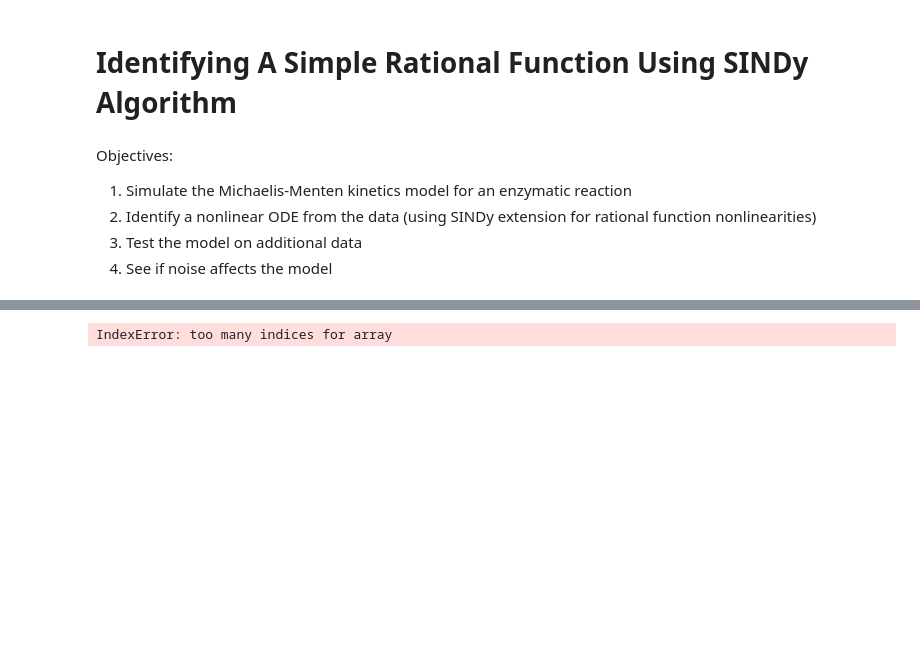
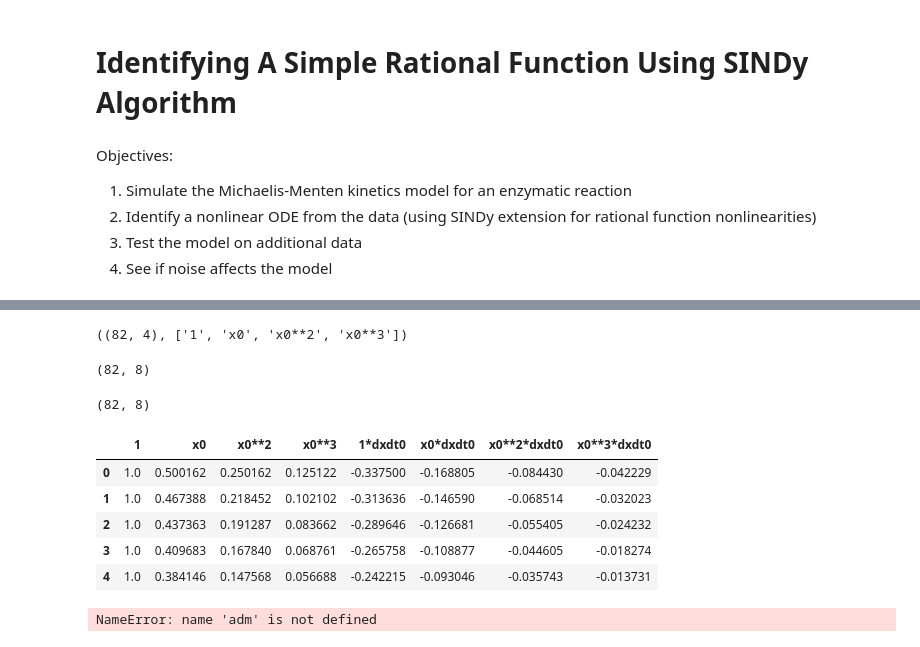
Before and after one commit to billtubbs/mech-575, a Jupyter notebook: code/python/Chapter-7-data-driven-SINDy-enzymatic-reaction.ipynb, the cells around one changed output, grey strips where cells are left out. Cells and saved outputs as stored; diff of their text form; code cells hidden in the pictures; blank space fills up the shorter version.

```diff
--- a/code/python/Chapter-7-data-driven-SINDy-enzymatic-reaction.ipynb
+++ b/code/python/Chapter-7-data-driven-SINDy-enzymatic-reaction.ipynb
@@ -89,9 +106,0 @@ x_data.shape, dxdt_data.shape, xn_data.shape
-# %%
-# Pick one trajectory
-i = 0
-x, dxdt = x_data[:, i], dxdt_data[:, i]
-assert x.shape == (T,)
-assert dxdt.shape == (T,)
-
-theta_1 = polynomial_features(x)
-assert theta_1.shape == (T, 4)
@@ -132,0 +165,14 @@ theta.shape
+# %%
+# Make them into dataframes
+t_df = pd.Series(tspan, name='t')
+xt_df = pd.DataFrame(
+    {f'x{i}': xt[:, i] for i in range(xt.shape[1])}
+)
+dxdt_df = pd.DataFrame(
+    {f'dxdt{i}': dxdt[:, i] for i in range(dxdt.shape[1])}
+)
+
+# Combine into one dataframe including time
+df = pd.concat([t_df, xt_df, dxdt_df], axis=1)
+assert df.shape == (N*measures, 1 + n*2)
+df.head()
@@ -133,7 +186,48 @@ theta.shape
+# %%
+# Create the data for function library
+# Does not have be the same as the functions we used to generate the data
+#laurentorder = 0  # n, for 1/x**n terms in the library
+polyorder = 3  # n, for polynomial terms in the library x^n
+#usesine = 0  # adds sine to the library
+#dyorder = 1  # n for (dx/dt)**n terms in the library
+
+# Build libraries of polynomial terms for numerator and demoninator
+theta_n, labels_n = sindy.polynomial_features(xt, order=polyorder, include_labels=True)
+theta_d, labels_d  = theta_n, labels_n   # Make it same as numerator polynomial
+theta_n.shape, labels_n
+# %% [output]
+((82, 4), ['1', 'x0', 'x0**2', 'x0**3'])
+# %%
+# Make the libraries into dataframes
+theta_n_df = pd.DataFrame(theta_n, columns=labels_n)
+theta_d_df = pd.DataFrame(theta_d, columns=labels_d)
+
+# Construct augmented function library for implicit SINDy
+theta = sindy.augmented_feature_library(theta_n_df, theta_d_df, dxdt_df)
+theta.shape
+# %% [output]
+(82, 8)
+# %%
+theta.shape
+# %% [output]
+(82, 8)
+# %%
+theta.head()
+# %% [output]
+|  | 1 | x0 | x0**2 | x0**3 | 1*dxdt0 | x0*dxdt0 | x0**2*dxdt0 | x0**3*dxdt0 |
+| 0 | 1.0 | 0.500162 | 0.250162 | 0.125122 | -0.337500 | -0.168805 | -0.084430 | -0.042229 |
+| 1 | 1.0 | 0.467388 | 0.218452 | 0.102102 | -0.313636 | -0.146590 | -0.068514 | -0.032023 |
+| 2 | 1.0 | 0.437363 | 0.191287 | 0.083662 | -0.289646 | -0.126681 | -0.055405 | -0.024232 |
+| 3 | 1.0 | 0.409683 | 0.167840 | 0.068761 | -0.265758 | -0.108877 | -0.044605 | -0.018274 |
+| 4 | 1.0 | 0.384146 | 0.147568 | 0.056688 | -0.242215 | -0.093046 | -0.035743 | -0.013731 |
+# %%
+tol = 1e-5
+xi, indTheta, lambdavec, numterms, errorv = \
+    adm.adm_pareto(theta, tol, plot=False)
+# %% [output]
+NameError: name 'adm' is not defined
 # %%
 # Estimate sparse dynamic model
 lamb = 0.025  # sparsification knob lambda
-xi = sparsify_dynamics_lstsq(theta, dxdt, lamb, n)
+xi = sindy.sparsify_dynamics_lstsq(theta, dxdt, lamb, n)
 assert xi.shape == (20, 3)
-# %% [output]
-IndexError: too many indices for array
```
Also changed, not shown: parts of 17 cells of this notebook, 3 other files.
